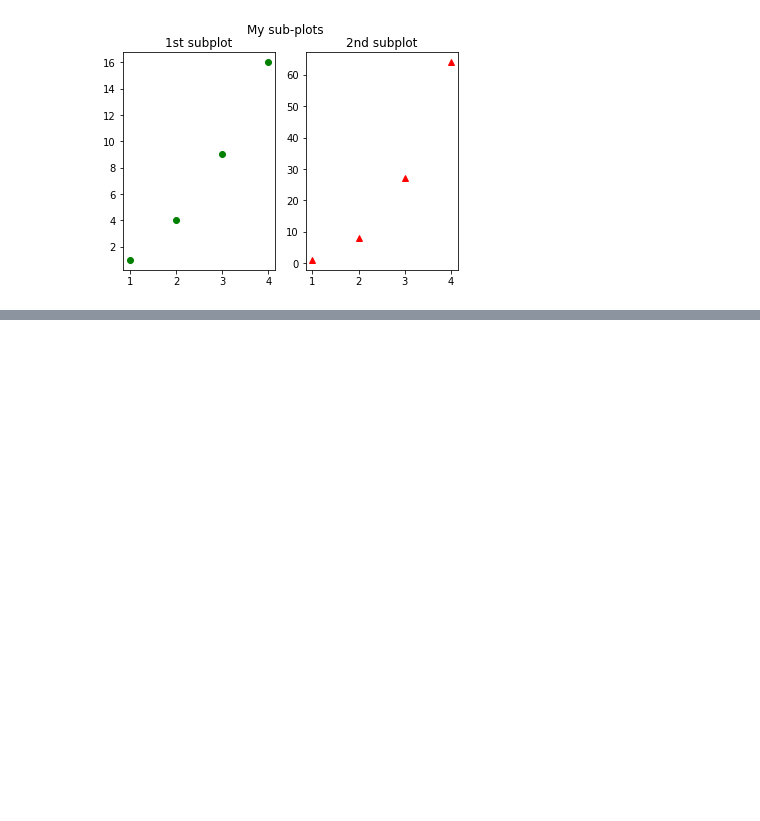
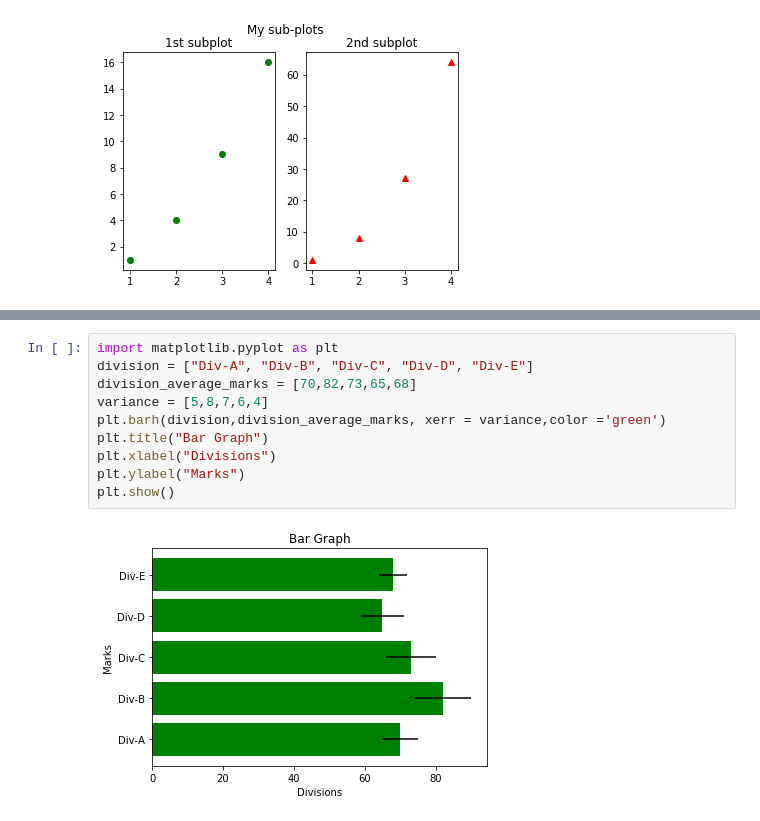
Before and after one commit to marlenisVampy/Diplomado, a Jupyter notebook: MultiplePlotsExample.ipynb, the cells around one changed output, grey strips where cells are left out. Saved outputs shown, nothing was run; the diff lists cells and outputs as text; blank space fills up the shorter version.

```diff
--- a/MultiplePlotsExample.ipynb
+++ b/MultiplePlotsExample.ipynb
@@ -29,0 +41,12 @@ plt.show()
+# %%
+import matplotlib.pyplot as plt
+division = ["Div-A", "Div-B", "Div-C", "Div-D", "Div-E"]
+division_average_marks = [70,82,73,65,68]
+variance = [5,8,7,6,4]
+plt.barh(division,division_average_marks, xerr = variance,color ='green')
+plt.title("Bar Graph")
+plt.xlabel("Divisions")
+plt.ylabel("Marks")
+plt.show()
+# %% [output]
+[figure, added]
```
Also changed, not shown: parts of 5 cells of this notebook.
